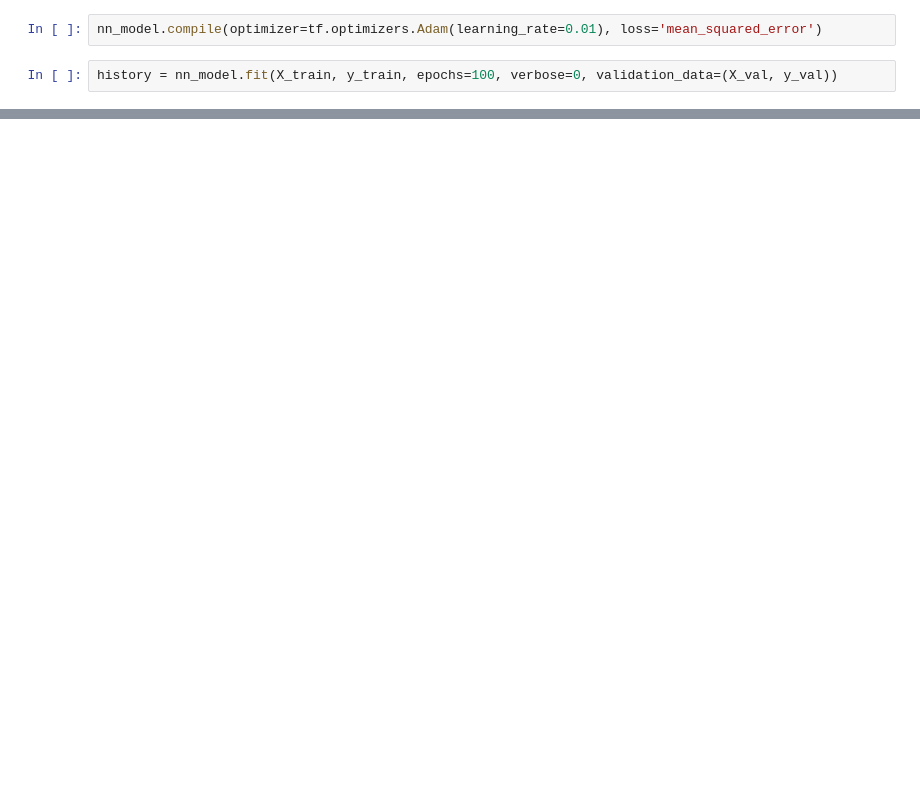
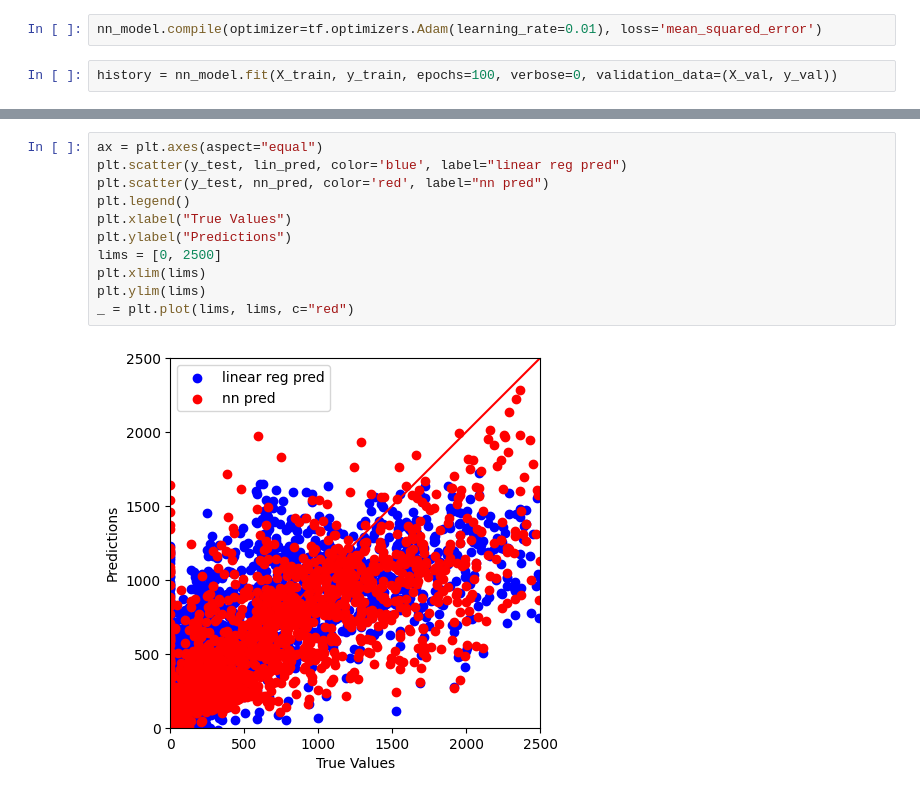
Before and after one commit to Tawheed-tariq/basic-ml-projects, a Jupyter notebook: 7.Bikes regression/Bikes_regression.ipynb, the cells around one changed output, grey strips where cells are left out. Cells and saved outputs as stored; diff of their text form; blank space fills up the shorter version.

```diff
--- a/7.Bikes regression/Bikes_regression.ipynb
+++ b/7.Bikes regression/Bikes_regression.ipynb
@@ -249,0 +264,13 @@ plot_loss(history)
+# %%
+ax = plt.axes(aspect="equal")
+plt.scatter(y_test, lin_pred, color='blue', label="linear reg pred")
+plt.scatter(y_test, nn_pred, color='red', label="nn pred")
+plt.legend()
+plt.xlabel("True Values")
+plt.ylabel("Predictions")
+lims = [0, 2500]
+plt.xlim(lims)
+plt.ylim(lims)
+_ = plt.plot(lims, lims, c="red")
+# %% [output]
+[figure, added]
```
Also changed, not shown: parts of 10 cells of this notebook.
